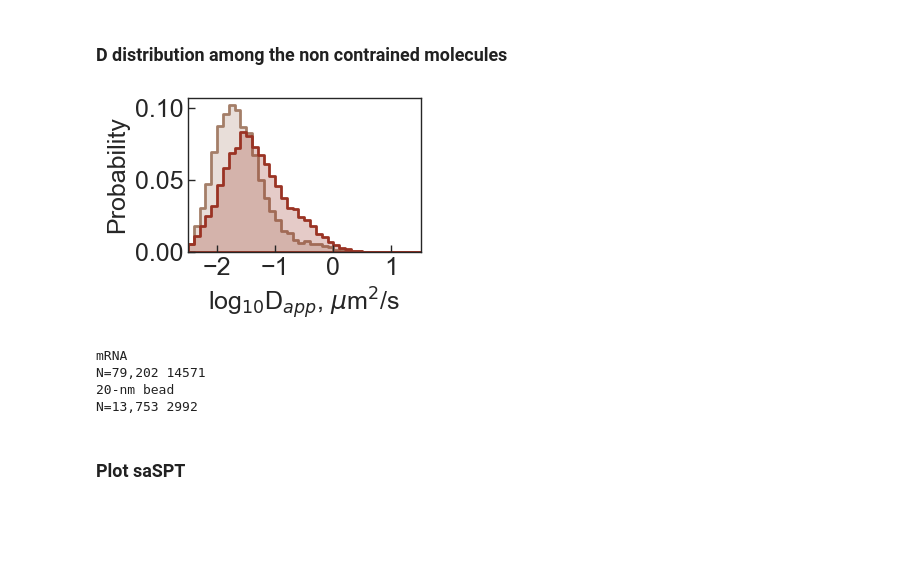
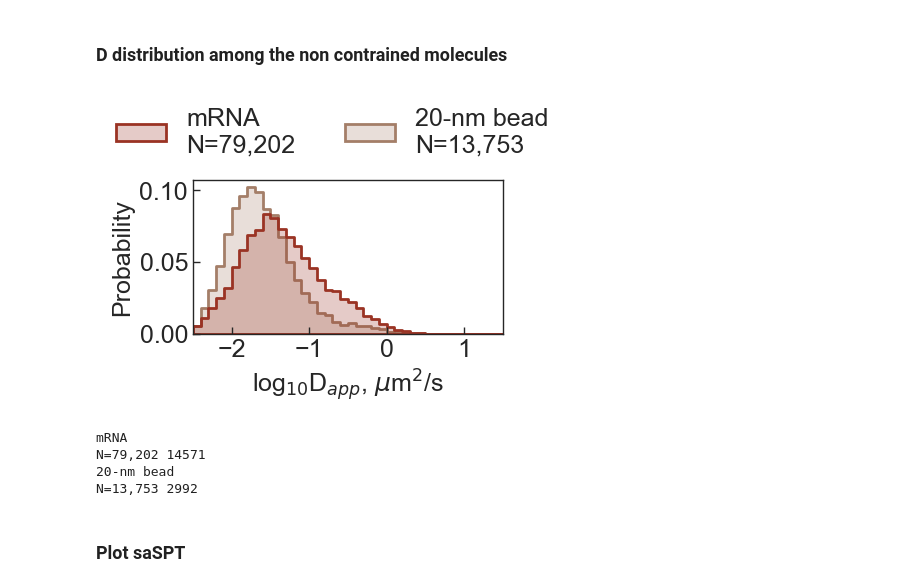
Before and after one commit to walterlab-um/intra_condensate_SPT, a Jupyter notebook: plot_paper_figure/Fig4_FL_vs_20nmbeads_in_condensate.ipynb, the cells around one changed output. Drawn from its saved outputs; the diff is of its cells as text; code cells hidden in the pictures; blank space fills up the shorter version.

```diff
--- a/plot_paper_figure/Fig4_FL_vs_20nmbeads_in_condensate.ipynb
+++ b/plot_paper_figure/Fig4_FL_vs_20nmbeads_in_condensate.ipynb
@@ -282,44 +290,56 @@ plt.savefig("4.angle_histo_" + postfix, format="png", bbox_inches="tight", dpi=3
 data = df_AIO[df_AIO["linear_fit_R2"] > 0.7]
 data = data[data["mean_stepsize_nm"] > immobile_stepsize_threshold_nm]
 data = data[data["alpha"] > 0.5]
-plt.figure(figsize=(3, 2))
+plt.figure(figsize=(4, 2))
 ax = sns.histplot(
     data=data,
     x="linear_fit_log10D",
     hue="label",
     palette=palette,
     bins=40,
     stat="probability",
     common_norm=False,
     binrange=(-2.5, 1.5),
     lw=2,
-    element='step',
-    legend=False,
+    element="step",
+    # legend=False,
 )
-# sns.move_legend(ax, 1, title=None, frameon=False, fontsize=18)
+
+sns.move_legend(
+    ax,
+    "lower center",
+    bbox_to_anchor=(0.45, 1),
+    ncol=2,
+    title=None,
+    frameon=False,
+    fontsize=18,
+)
+
 plt.xlim(-2.5, 1.5)
 plt.xticks([-2, -1, 0, 1])
 plt.xlabel(r"log$_{10}$D$_{app}$, $\mu$m$^2$/s", fontsize=18)
 plt.ylabel("Probability", fontsize=18)
 plt.gca().spines[:].set_linewidth(1)
 plt.gca().tick_params(
     axis="both",
     which="major",
     labelsize=18,
     direction="in",
     bottom=True,
     left=True,
     length=5,
     width=1,
 )
 plt.gca().set_axisbelow(False)
 plt.gca().tick_params(axis="both", which="major", labelsize=18)
-plt.savefig("5.ApparentD_linear_histo_" + postfix, format="png", bbox_inches="tight", dpi=300)
+plt.savefig(
+    "5.ApparentD_linear_histo_" + postfix, format="png", bbox_inches="tight", dpi=300
+)
 plt.show()
 print(label_1, data[data["label"] == label_1].shape[0])
 print(label_2, data[data["label"] == label_2].shape[0])
 # %% [output]
-[figure, old version]
+[figure, new version]
 mRNA
 N=79,202 14571
 20-nm bead
```
Also changed, not shown: parts of 1 cell of this notebook, 3 other files.
